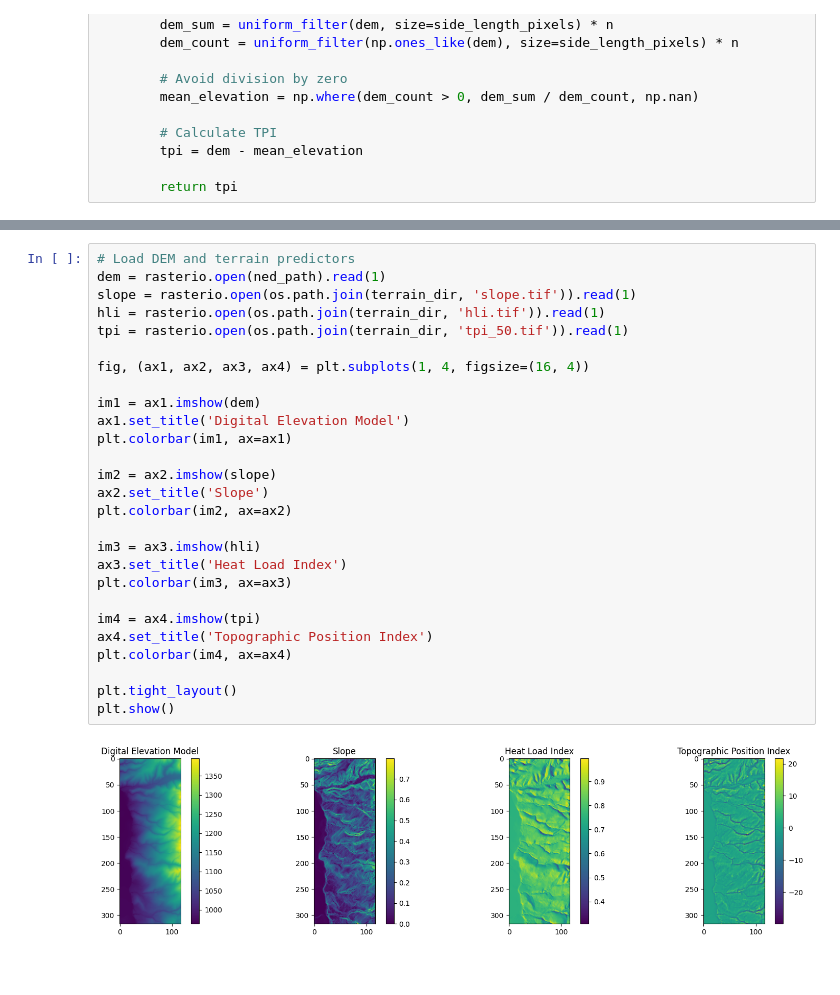
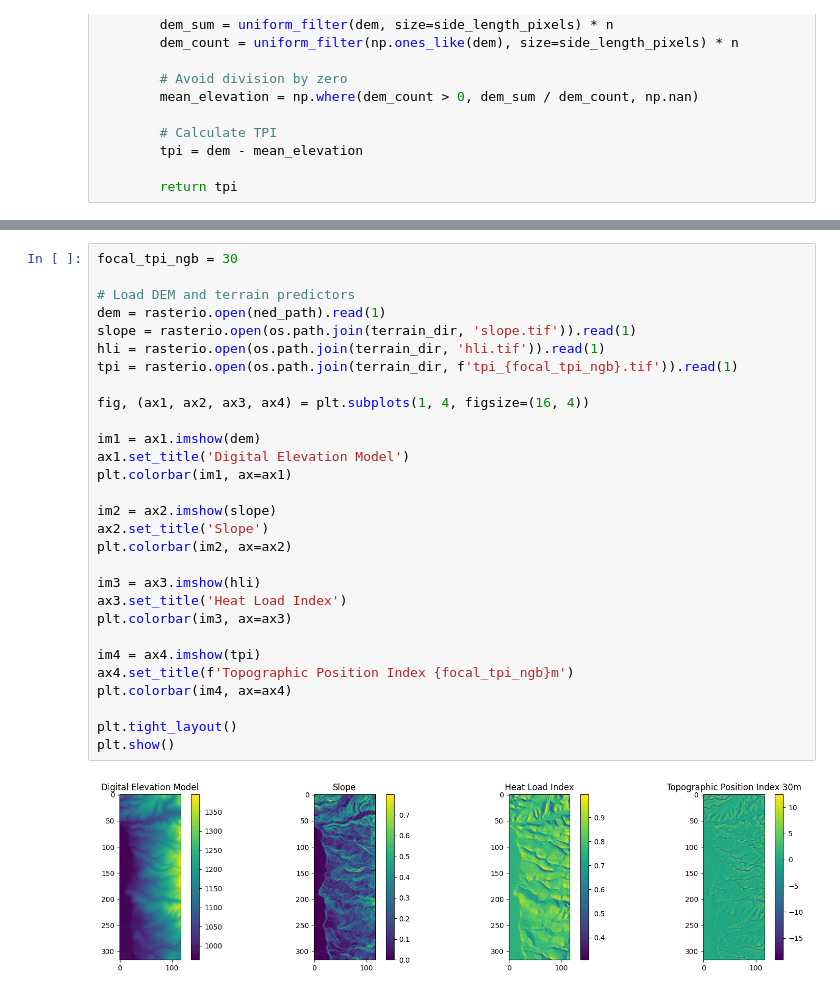
Before and after one commit to mosscoder/calibrate_rap, a Jupyter notebook: 06_generate_terrain_predictors.ipynb, the cells around one changed output, grey strips where cells are left out. Drawn from its saved outputs; the diff is of its cells as text.

```diff
--- a/06_generate_terrain_predictors.ipynb
+++ b/06_generate_terrain_predictors.ipynb
@@ -124,29 +124,31 @@ Kernel dimensions: (215, 215)
 # %%
+focal_tpi_ngb = 30
+
 # Load DEM and terrain predictors
 dem = rasterio.open(ned_path).read(1)
 slope = rasterio.open(os.path.join(terrain_dir, 'slope.tif')).read(1)
 hli = rasterio.open(os.path.join(terrain_dir, 'hli.tif')).read(1)
-tpi = rasterio.open(os.path.join(terrain_dir, 'tpi_50.tif')).read(1)
+tpi = rasterio.open(os.path.join(terrain_dir, f'tpi_{focal_tpi_ngb}.tif')).read(1)
 
 fig, (ax1, ax2, ax3, ax4) = plt.subplots(1, 4, figsize=(16, 4))
 
 im1 = ax1.imshow(dem)
 ax1.set_title('Digital Elevation Model')
 plt.colorbar(im1, ax=ax1)
 
 im2 = ax2.imshow(slope)
 ax2.set_title('Slope')
 plt.colorbar(im2, ax=ax2)
 
 im3 = ax3.imshow(hli)
 ax3.set_title('Heat Load Index')
 plt.colorbar(im3, ax=ax3)
 
 im4 = ax4.imshow(tpi)
-ax4.set_title('Topographic Position Index')
+ax4.set_title(f'Topographic Position Index {focal_tpi_ngb}m')
 plt.colorbar(im4, ax=ax4)
 
 plt.tight_layout()
 plt.show()
 # %% [output]
-[figure, old version]
+[figure, new version]
```
Also changed, not shown: parts of 1 cell of this notebook.
